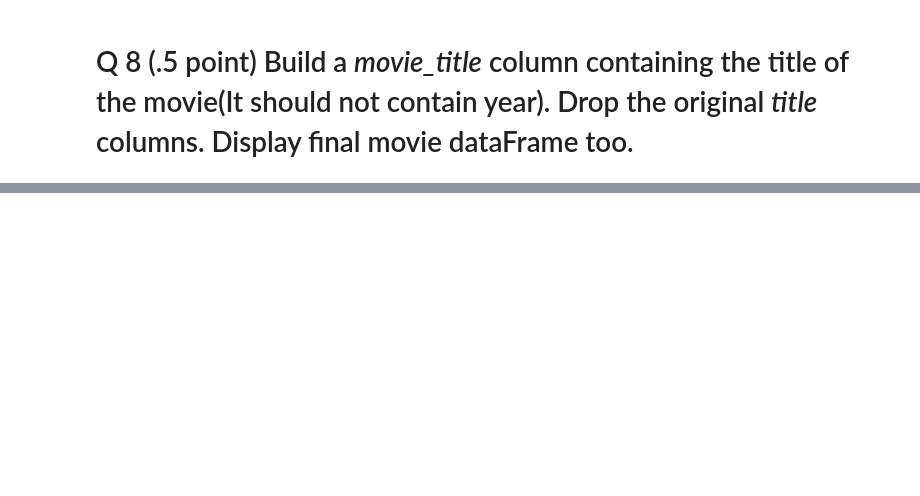
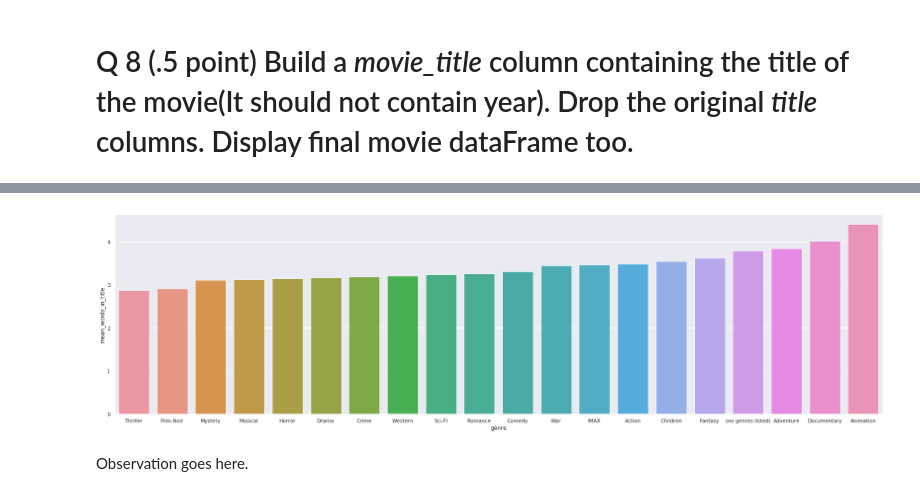
Before and after one commit to sbuch337/COMP4447, a Jupyter notebook: hw7_movie_analysis_using_pandas.ipynb, the cells around one changed output, grey strips where cells are left out. Saved outputs shown, nothing was run; the diff lists cells and outputs as text; code cells hidden in the pictures; blank space fills up the shorter version.

```diff
--- a/hw7_movie_analysis_using_pandas.ipynb
+++ b/hw7_movie_analysis_using_pandas.ipynb
@@ -183,0 +221,6 @@ year_plot.set_title ='Number of Movies per Year'
+# %%
+movie_copy = movie.copy()
+movie["movie_title"] = movie.title.str.replace(r'\((\d{4})\)', '')
+movie["movie_title"] = movie["movie_title"].str.strip()
+movie.drop(["title"], inplace=True, axis=1)
+movie
@@ -187,0 +248,9 @@ year_plot.set_title ='Number of Movies per Year'
+# %%
+genre_cols = movie[movie.columns.difference(["movieId", "genres", "year", "title", "movie_title"])].columns
+df = pd.DataFrame([[col, movie[movie[col]==True]
+                    .apply(lambda x :
+                           len(x['movie_title'].split(" ")), axis=1)
+                    .values.mean()]
+                   for col in genre_cols],
+                  columns=["genre", "mean_words_in_title"]).sort_values(by="mean_words_in_title")
+df
@@ -187,0 +275,10 @@ year_plot.set_title ='Number of Movies per Year'
+# %%
+sb.set(rc={"figure.figsize":(30, 8)})
+avg_title = sb.barplot(x=df.genre, y=df.mean_words_in_title, data=df)
+avg_title.set_xlabel ="Year"
+avg_title.set_ylabel = "Average Length of Movie Title"
+avg_title.set_title ="Average Length of Movie Title by Year"
+# %% [output]
+[figure, added]
+# %% [markdown]
+Observation goes here.
```
Also changed, not shown: parts of 16 cells of this notebook.
